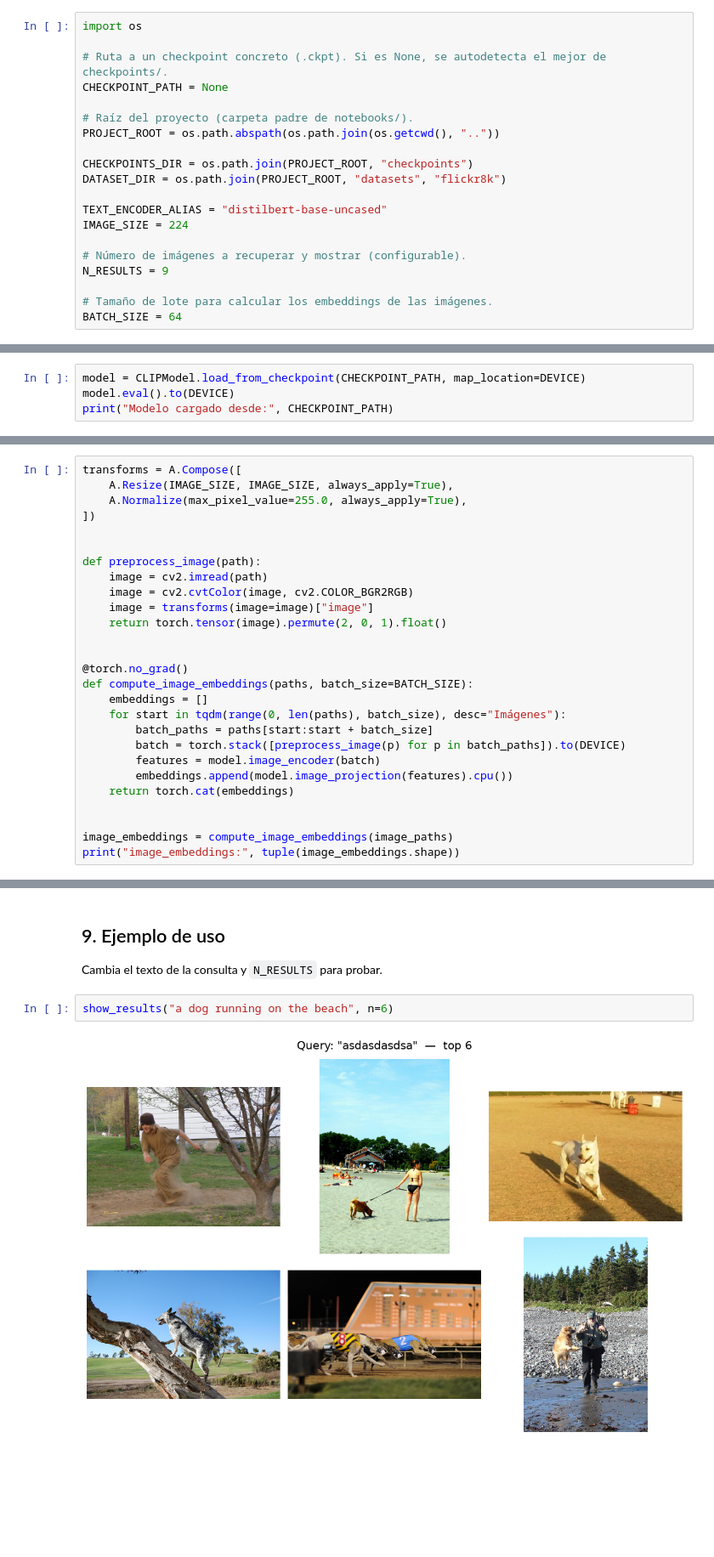
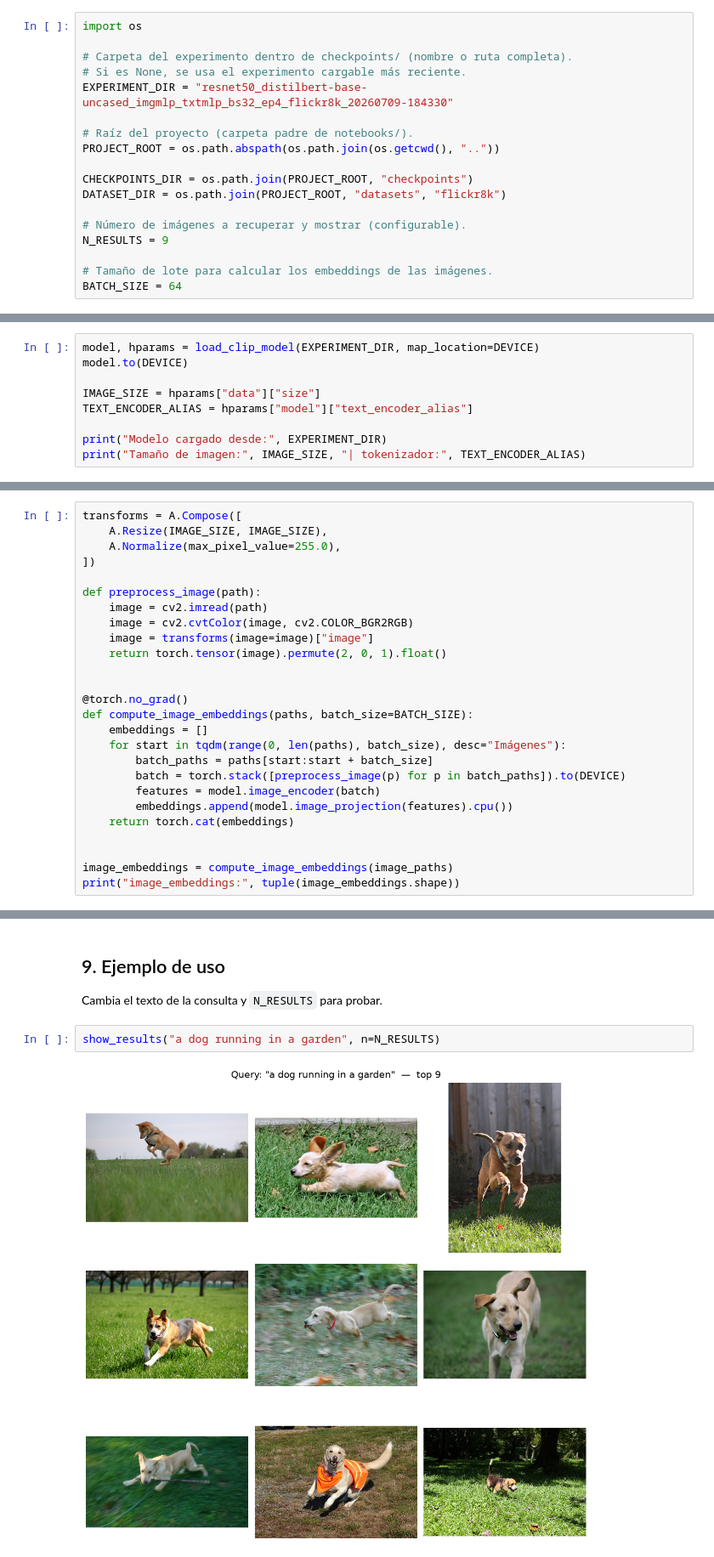
Before and after one commit to miguel-kjh/clip_implementation, a Jupyter notebook: notebooks/image_retrieval_demo.ipynb, the cells around one changed output, grey strips where cells are left out. Shown at 85% size. Saved outputs shown, nothing was run; the diff lists cells and outputs as text; blank space fills up the shorter version.

```diff
--- a/notebooks/image_retrieval_demo.ipynb
+++ b/notebooks/image_retrieval_demo.ipynb
@@ -11,8 +15,9 @@ Ajusta la celda de **configuración** y ejecuta las celdas en orden.
 # %%
 import os
 
-# Ruta a un checkpoint concreto (.ckpt). Si es None, se autodetecta el mejor de checkpoints/.
-CHECKPOINT_PATH = None
+# Carpeta del experimento dentro de checkpoints/ (nombre o ruta completa).
+# Si es None, se usa el experimento cargable más reciente.
+EXPERIMENT_DIR = "resnet50_distilbert-base-uncased_imgmlp_txtmlp_bs32_ep4_flickr8k_20260709-184330"
 
 # Raíz del proyecto (carpeta padre de notebooks/).
 PROJECT_ROOT = os.path.abspath(os.path.join(os.getcwd(), ".."))
@@ -20,9 +25,6 @@ PROJECT_ROOT = os.path.abspath(os.path.join(os.getcwd(), ".."))
 CHECKPOINTS_DIR = os.path.join(PROJECT_ROOT, "checkpoints")
 DATASET_DIR = os.path.join(PROJECT_ROOT, "datasets", "flickr8k")
 
-TEXT_ENCODER_ALIAS = "distilbert-base-uncased"
-IMAGE_SIZE = 224
-
 # Número de imágenes a recuperar y mostrar (configurable).
 N_RESULTS = 9
 
@@ -94,9 +104,14 @@ Checkpoint: /home/miguel/projects/clip_implementation/checkpoints/CLIP-2026-07-0
 # %% [markdown]
 ## 4. Cargar el modelo
 # %%
-model = CLIPModel.load_from_checkpoint(CHECKPOINT_PATH, map_location=DEVICE)
-model.eval().to(DEVICE)
-print("Modelo cargado desde:", CHECKPOINT_PATH)
+model, hparams = load_clip_model(EXPERIMENT_DIR, map_location=DEVICE)
+model.to(DEVICE)
+
+IMAGE_SIZE = hparams["data"]["size"]
+TEXT_ENCODER_ALIAS = hparams["model"]["text_encoder_alias"]
+
+print("Modelo cargado desde:", EXPERIMENT_DIR)
+print("Tamaño de imagen:", IMAGE_SIZE, "| tokenizador:", TEXT_ENCODER_ALIAS)
 # %% [output]
 [transformers] DistilBertModel LOAD REPORT from: distilbert-base-uncased
 Key                     | Status     |  |
@@ -126,10 +142,9 @@ Se replica el mismo preprocesado que en entrenamiento (cv2 BGR→RGB, `Resize`,
 Este paso recorre las ~8091 imágenes una sola vez; en CPU puede tardar unos minutos.
 # %%
 transforms = A.Compose([
-    A.Resize(IMAGE_SIZE, IMAGE_SIZE, always_apply=True),
-    A.Normalize(max_pixel_value=255.0, always_apply=True),
+    A.Resize(IMAGE_SIZE, IMAGE_SIZE),
+    A.Normalize(max_pixel_value=255.0),
 ])
-
 
 def preprocess_image(path):
     image = cv2.imread(path)
@@ -200,6 +217,6 @@ def show_results(query, n=N_RESULTS):
 
 Cambia el texto de la consulta y `N_RESULTS` para probar.
 # %%
-show_results("a dog running on the beach", n=6)
+show_results("a dog running in a garden", n=N_RESULTS)
 # %% [output]
-[figure, old version]
+[figure, new version]
```
Also changed, not shown: parts of 8 cells of this notebook, 4 other files.
